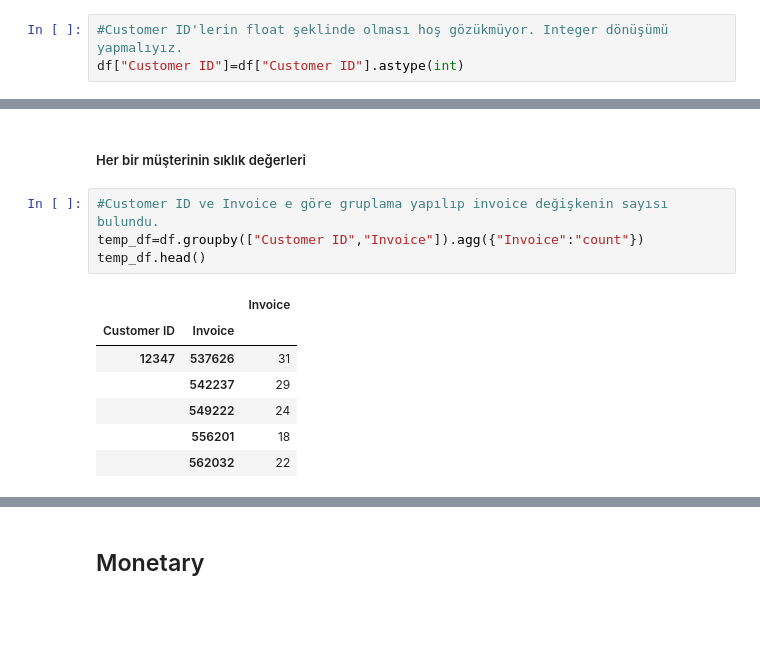
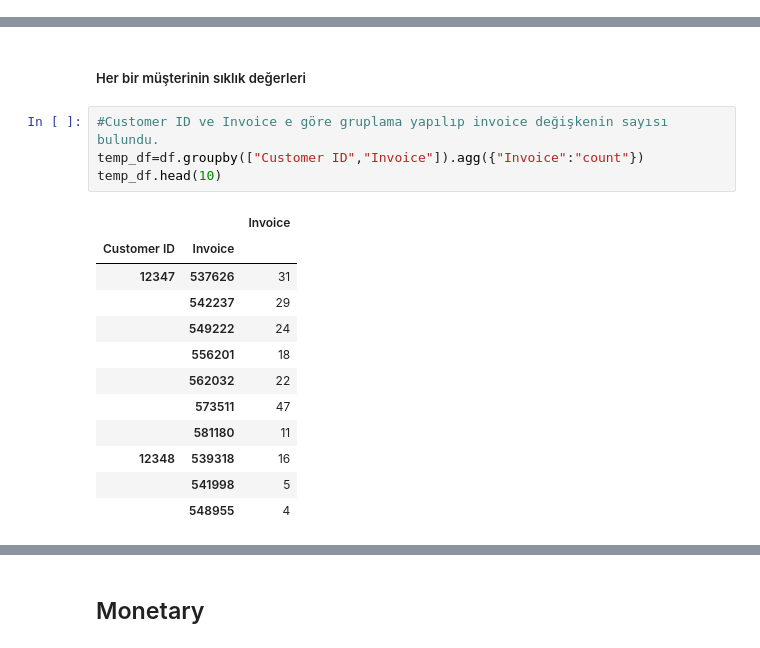
Before and after one commit to ozlem-ak/DSMLBC, a Jupyter notebook: Week 4/rfmanaliz.ipynb, the cells around one changed output, grey strips where cells are left out. Cells and saved outputs as stored; diff of their text form; blank space fills up the shorter version.

```diff
--- a/Week 4/rfmanaliz.ipynb
+++ b/Week 4/rfmanaliz.ipynb
@@ -200,6 +165,3 @@ df.sort_values("Quantity",ascending=False).tail()
-# %%
-#Customer ID'lerin float şeklinde olması hoş gözükmüyor. Integer dönüşümü yapmalıyız.
-df["Customer ID"]=df["Customer ID"].astype(int)
 # %% [markdown]
 * Eşsiz ürün sayısı
 # %%
@@ -433,12 +363,17 @@ Name: Recency, dtype: int64
 # %%
 #Customer ID ve Invoice e göre gruplama yapılıp invoice değişkenin sayısı bulundu.
 temp_df=df.groupby(["Customer ID","Invoice"]).agg({"Invoice":"count"})
-temp_df.head()
+temp_df.head(10)
 # %% [output]
 |  |  | Invoice |
 | Customer ID | Invoice |  |
 | 12347 | 537626 | 31 |
 |  | 542237 | 29 |
 |  | 549222 | 24 |
 |  | 556201 | 18 |
 |  | 562032 | 22 |
+|  | 573511 | 47 |
+|  | 581180 | 11 |
+| 12348 | 539318 | 16 |
+|  | 541998 | 5 |
+|  | 548955 | 4 |
```
Also changed, not shown: parts of 72 cells of this notebook.
